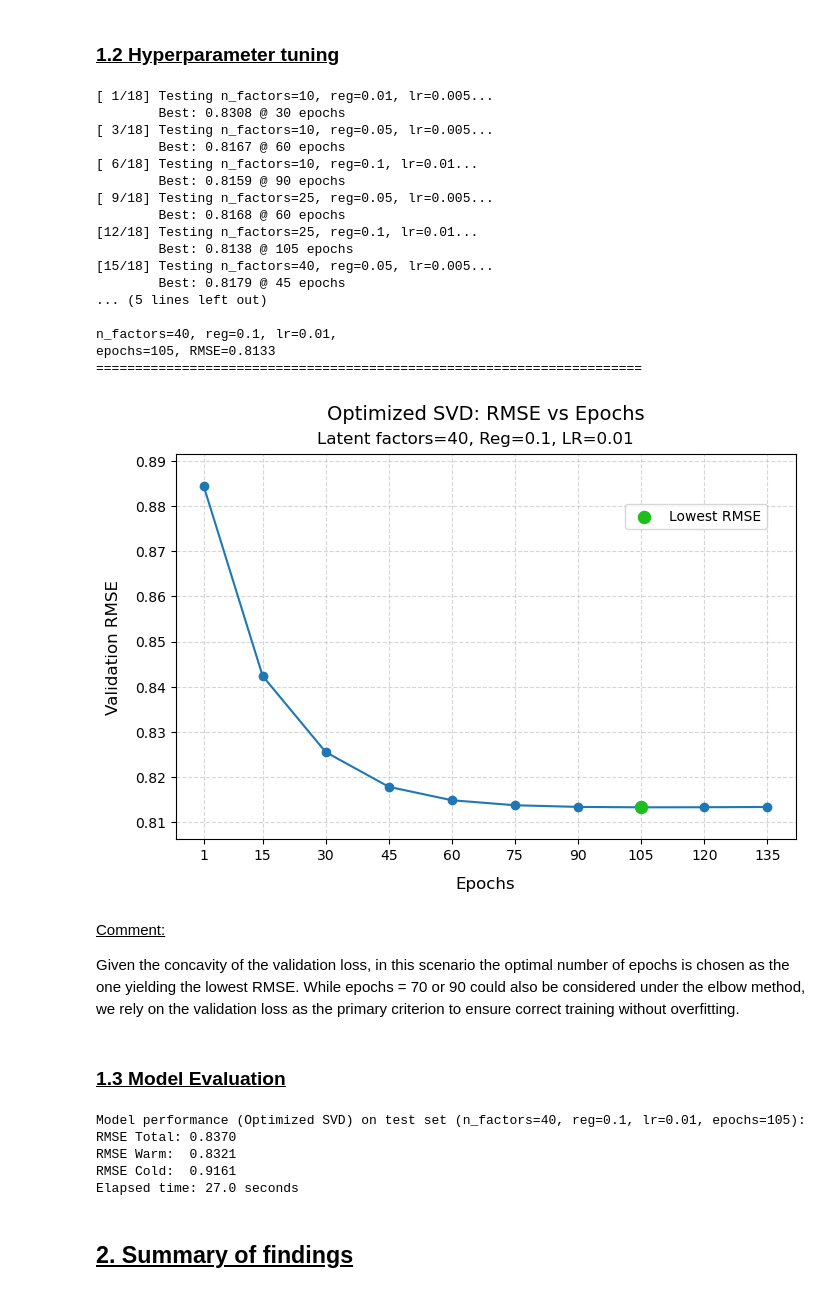
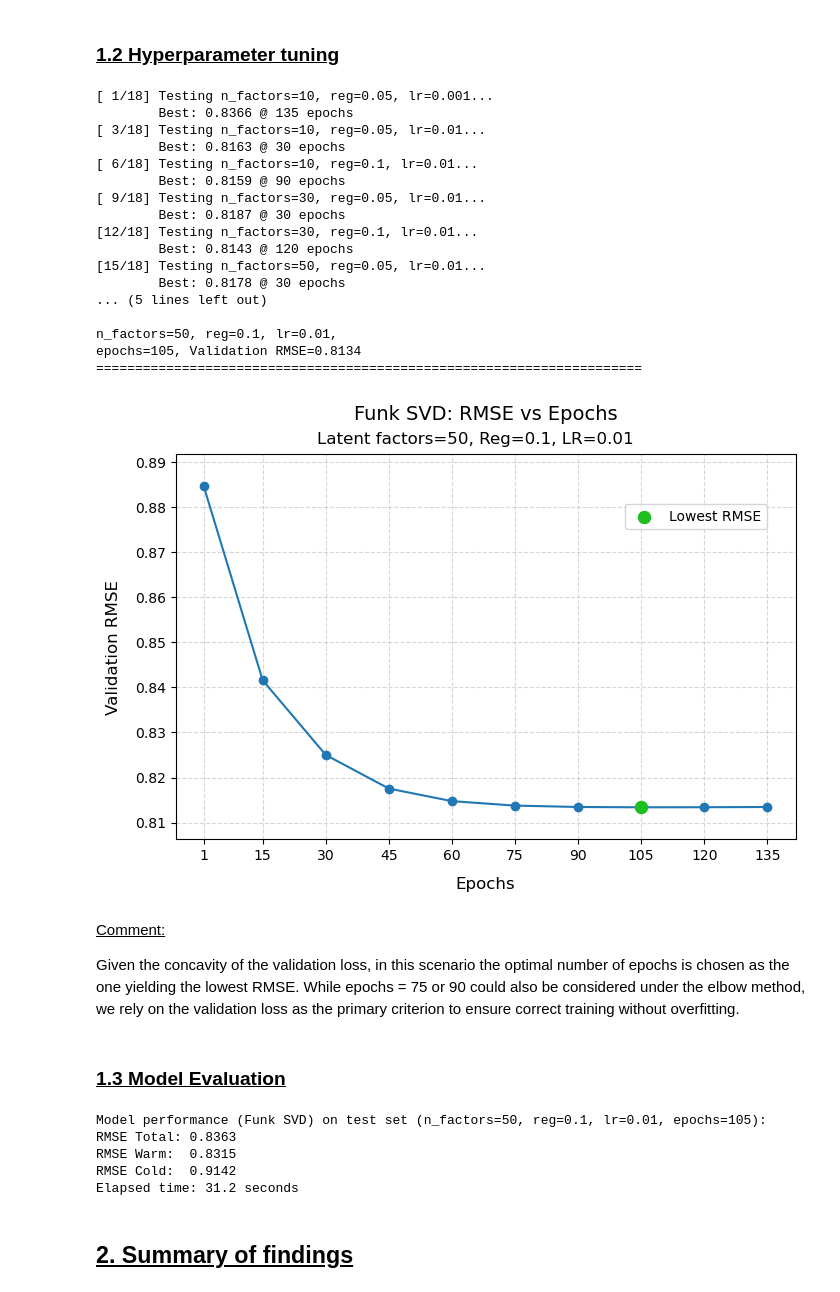
Before and after one commit to Croci-Yuri/Hybrid_Movie_Recommendation_System, a Jupyter notebook: notebooks/04_model_CF.ipynb, the cells around one changed output. Cells and saved outputs as stored; diff of their text form; code cells hidden in the pictures.

```diff
--- a/notebooks/04_model_CF.ipynb
+++ b/notebooks/04_model_CF.ipynb
@@ -129,9 +143,9 @@ cold_testset = [(row.userId, row.movieId, row.rating) for row in cold_test_df.it
 ### <u> 1.2 Hyperparameter tuning </u>
 # %%
 # Hyperparameter lists
-n_factors_list = [10, 25, 40]                                # Latent factors
-reg_list = [0.01,0.05, 0.1]                                  # Regularization
-lr_list = [0.005, 0.01]                                      # Learning rate
+n_factors_list = [10, 30, 50]                                # Latent factors
+reg_list = [0.05,0.1]                                        # Regularization
+lr_list = [0.001, 0.005, 0.01]                               # Learning rate
 n_epochs_list = [1, 15, 30, 45, 60, 75, 90, 105, 120, 135]   # Epochs
 
 # Track best
@@ -191,55 +205,55 @@ print(f"Best hyperparameters:\n\nn_factors={best_params[0]}, reg={best_params[1]
       f"epochs={best_epoch}, Validation RMSE={best_rmse:.4f}")
 print("="*70)
 # %% [output]
-[ 1/18] Testing n_factors=10, reg=0.01, lr=0.005...
-        Best: 0.8308 @ 30 epochs
-[ 3/18] Testing n_factors=10, reg=0.05, lr=0.005...
-        Best: 0.8167 @ 60 epochs
+[ 1/18] Testing n_factors=10, reg=0.05, lr=0.001...
+        Best: 0.8366 @ 135 epochs
+[ 3/18] Testing n_factors=10, reg=0.05, lr=0.01...
+        Best: 0.8163 @ 30 epochs
 [ 6/18] Testing n_factors=10, reg=0.1, lr=0.01...
         Best: 0.8159 @ 90 epochs
-[ 9/18] Testing n_factors=25, reg=0.05, lr=0.005...
-        Best: 0.8168 @ 60 epochs
-[12/18] Testing n_factors=25, reg=0.1, lr=0.01...
-        Best: 0.8138 @ 105 epochs
-[15/18] Testing n_factors=40, reg=0.05, lr=0.005...
-        Best: 0.8179 @ 45 epochs
+[ 9/18] Testing n_factors=30, reg=0.05, lr=0.01...
+        Best: 0.8187 @ 30 epochs
+[12/18] Testing n_factors=30, reg=0.1, lr=0.01...
+        Best: 0.8143 @ 120 epochs
+[15/18] Testing n_factors=50, reg=0.05, lr=0.01...
+        Best: 0.8178 @ 30 epochs
 ... (5 lines left out)
 
-n_factors=40, reg=0.1, lr=0.01,
-epochs=105, RMSE=0.8133
+n_factors=50, reg=0.1, lr=0.01,
+epochs=105, Validation RMSE=0.8134
 ======================================================================
 # %%
 plt.figure(figsize=(8,5))
 
 # Plot validation RMSE curve
 plt.plot(n_epochs_list, best_rmse_history, 'o-', color='#1f77b4')
 
 # Highlight lowest RMSE (green)
 min_epoch = n_epochs_list[best_rmse_history.index(min(best_rmse_history))]
 plt.scatter(min_epoch, min(best_rmse_history), color='#1cbf1c', s=75, zorder=5, label='Lowest RMSE')
 
 # Labels, title, and subtitle with hyperparameters
 plt.xlabel("Epochs", fontsize=12, labelpad=10)
 plt.ylabel("Validation RMSE", fontsize=12, labelpad=10)
-plt.title("Optimized SVD: RMSE vs Epochs", fontsize=14, pad=25)
+plt.title("Funk SVD: RMSE vs Epochs", fontsize=14, pad=25)
 plt.suptitle(f"Latent factors={best_params[0]}, Reg={best_params[1]}, LR={best_params[2]}", fontsize=12, y=0.925)
 
 # Grid, ticks, and axis formatting
 plt.grid(True, linestyle='--', alpha=0.5); plt.xticks(n_epochs_list)
 y_min, y_max = min(best_rmse_history), max(best_rmse_history)
 plt.ylim(y_min - 0.1*(y_max-y_min), y_max + 0.1*(y_max-y_min))
 
 # Legend
 plt.legend(frameon=True, bbox_to_anchor=(0.965, 0.89), fontsize=10)
 
 # Save and display
 plt.savefig("../notebooks/images/svd_rmse_vs_epochs.png", dpi=300, bbox_inches='tight'); plt.show()
 # %% [output]
-[figure, old version]
+[figure, new version]
 # %% [markdown]
 <u> Comment:</u>
 
-Given the concavity of the validation loss, in this scenario the optimal number of epochs is chosen as the one yielding the lowest RMSE. While epochs = 70 or 90 could also be considered under the elbow method, we rely on the validation loss as the primary criterion to ensure correct training without overfitting.
+Given the concavity of the validation loss, in this scenario the optimal number of epochs is chosen as the one yielding the lowest RMSE. While epochs = 75 or 90 could also be considered under the elbow method, we rely on the validation loss as the primary criterion to ensure correct training without overfitting.
 # %% [markdown]
 ### <u> 1.3 Model Evaluation </u>
 # %%
@@ -275,18 +289,18 @@ rmse_cold = accuracy.rmse(pred_cold, verbose=False)
 elapsed_time = time.perf_counter() - start
 # %%
 print(
-    f"Model performance (Optimized SVD) on test set (n_factors={best_n_factors}, reg={best_reg}, lr={best_lr}, epochs={best_epochs}):\n"
+    f"Model performance (Funk SVD) on test set (n_factors={best_n_factors}, reg={best_reg}, lr={best_lr}, epochs={best_epochs}):\n"
     f"RMSE Total: {rmse_total:.4f}\n"
     f"RMSE Warm:  {rmse_warm:.4f}\n"
     f"RMSE Cold:  {rmse_cold:.4f}\n"
     f"Elapsed time: {elapsed_time:.1f} seconds"
 )
 # %% [output]
-Model performance (Optimized SVD) on test set (n_factors=40, reg=0.1, lr=0.01, epochs=105):
-RMSE Total: 0.8370
-RMSE Warm:  0.8321
-RMSE Cold:  0.9161
-Elapsed time: 27.0 seconds
+Model performance (Funk SVD) on test set (n_factors=50, reg=0.1, lr=0.01, epochs=105):
+RMSE Total: 0.8363
+RMSE Warm:  0.8315
+RMSE Cold:  0.9142
+Elapsed time: 31.2 seconds
 # %% [markdown]
 ## <u> 2. Summary of findings </u>
 # %% [markdown]
```
Also changed, not shown: parts of 5 cells of this notebook, 7 other files.
